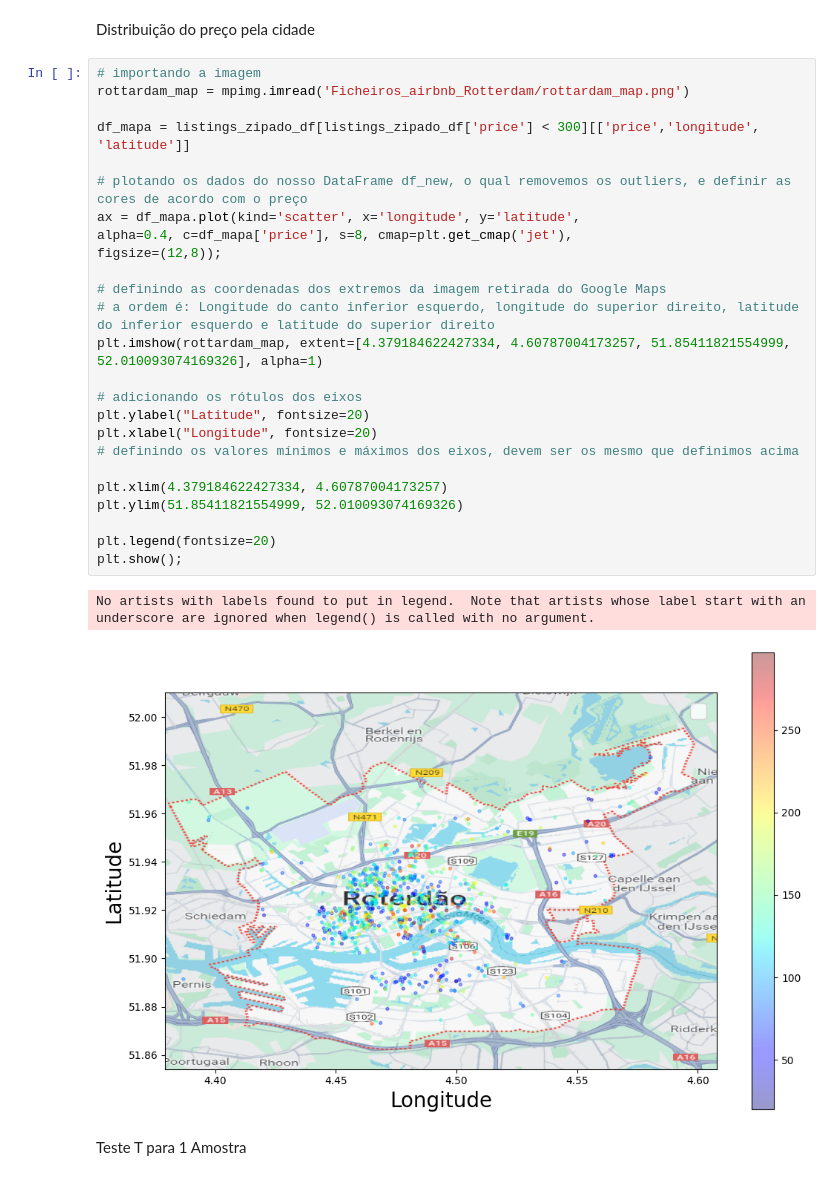
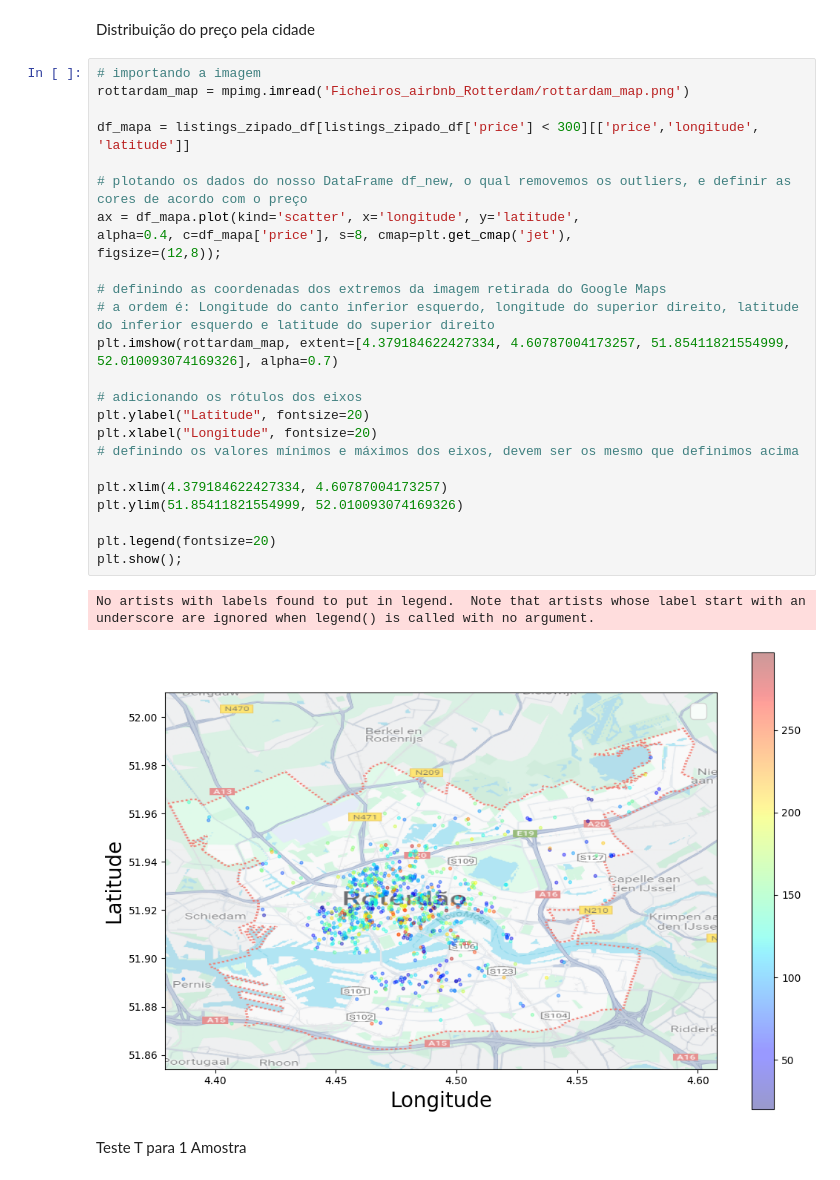
Before and after one commit to RafaelAndreRio/SAD_Trabalho_Final, a Jupyter notebook: Estudo_airbnb.ipynb, the cells around one changed output. Cells and saved outputs as stored; diff of their text form.

```diff
--- a/Estudo_airbnb.ipynb
+++ b/Estudo_airbnb.ipynb
@@ -229,31 +210,31 @@ Distribuição do preço pela cidade
 # %%
 # importando a imagem
 rottardam_map = mpimg.imread('Ficheiros_airbnb_Rotterdam/rottardam_map.png')
 
 df_mapa = listings_zipado_df[listings_zipado_df['price'] < 300][['price','longitude', 'latitude']]
 
 # plotando os dados do nosso DataFrame df_new, o qual removemos os outliers, e definir as cores de acordo com o preço
 ax = df_mapa.plot(kind='scatter', x='longitude', y='latitude',
 alpha=0.4, c=df_mapa['price'], s=8, cmap=plt.get_cmap('jet'),
 figsize=(12,8));
 
 # definindo as coordenadas dos extremos da imagem retirada do Google Maps
 # a ordem é: Longitude do canto inferior esquerdo, longitude do superior direito, latitude do inferior esquerdo e latitude do superior direito
-plt.imshow(rottardam_map, extent=[4.379184622427334, 4.60787004173257, 51.85411821554999, 52.010093074169326], alpha=1)
+plt.imshow(rottardam_map, extent=[4.379184622427334, 4.60787004173257, 51.85411821554999, 52.010093074169326], alpha=0.7)
 
 # adicionando os rótulos dos eixos
 plt.ylabel("Latitude", fontsize=20)
 plt.xlabel("Longitude", fontsize=20)
 # definindo os valores mínimos e máximos dos eixos, devem ser os mesmo que definimos acima
 
 plt.xlim(4.379184622427334, 4.60787004173257)
 plt.ylim(51.85411821554999, 52.010093074169326)
 
 plt.legend(fontsize=20)
 plt.show();
 # %% [output]
 No artists with labels found to put in legend.  Note that artists whose label start with an underscore are ignored when legend() is called with no argument.
-[figure, old version]
+[figure, new version]
 # %% [markdown]
 Teste T para 1 Amostra
 # %%
```
Also changed, not shown: parts of 11 cells of this notebook, 1 other file.
